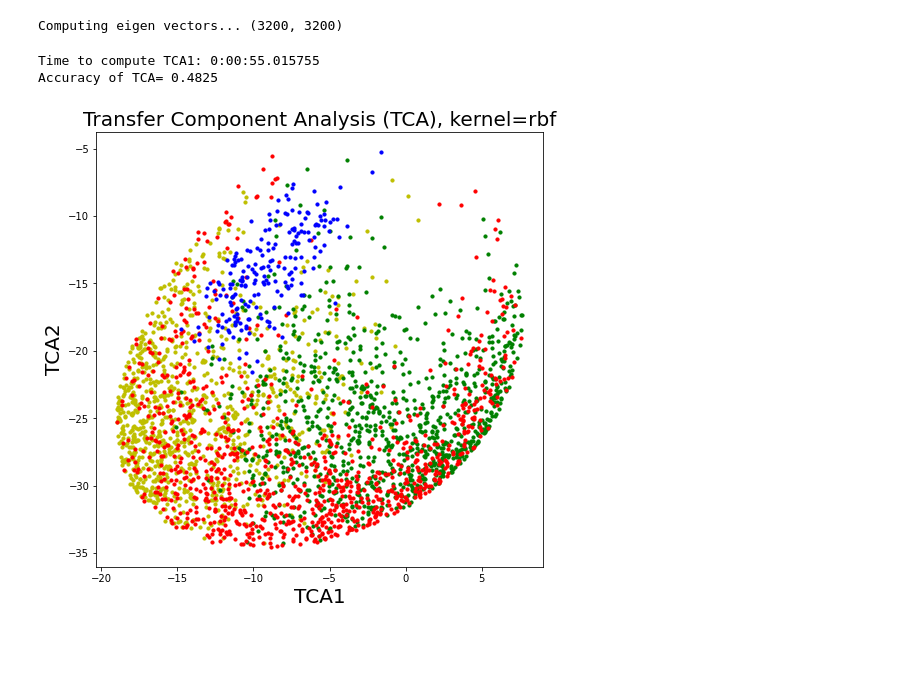
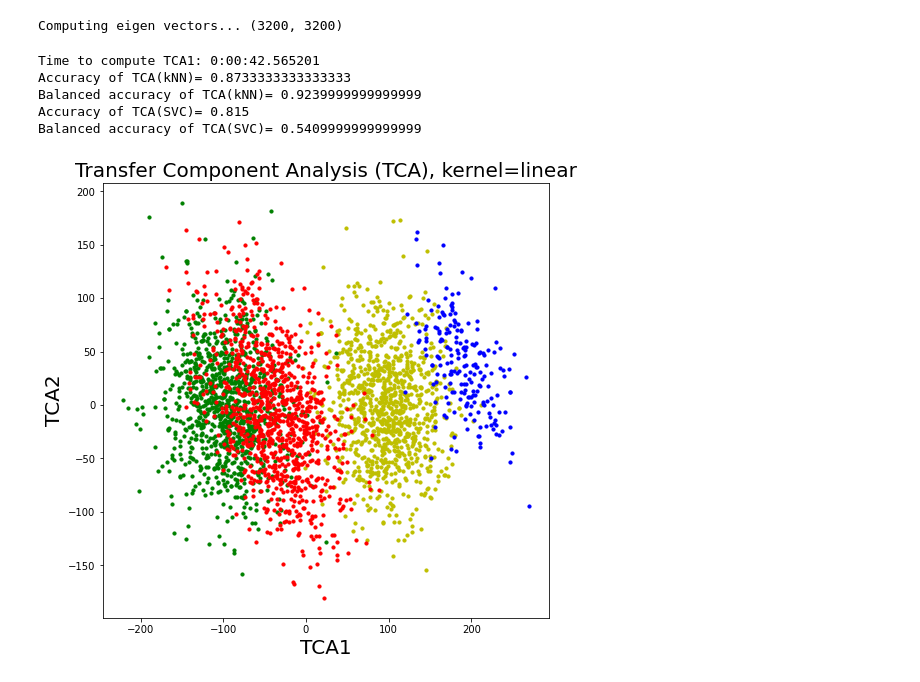
Before and after one commit to Mirkes/DAPCA, a Jupyter notebook: ComparisonOfLinearDAMethods_clean.ipynb, the cells around one changed output. Drawn from its saved outputs; the diff is of its cells as text; code cells hidden in the pictures; blank space fills up the shorter version.

Commit message:
update comparison of linear methods

```diff
--- a/ComparisonOfLinearDAMethods_clean.ipynb
+++ b/ComparisonOfLinearDAMethods_clean.ipynb
@@ -395,12 +415,7 @@ start = timer()
 end = timer()
 print('Time to compute DAPCA:',timedelta(seconds=end-start))
 
-clf = KNeighborsClassifier(n_neighbors=1)
-clf.fit(PX, labels)
-y_pred = clf.predict(PY)
-acc = sklearn.metrics.balanced_accuracy_score(target_labels, y_pred)
-print('Accuracy of DAPCA=',acc)
-
+print_accuracies(PX,labels,PY,target_labels,'DAPCA')
 
 plt.figure(figsize=(8,8))
 plt.scatter(PX[ind2,0],PX[ind2,1],c='y',s=point_size)
@@ -415,7 +430,7 @@ plt.show()
 
 ### NOW DAPCA in the mode of SUPERVISED TCA
 
-[V1, D1, PXtca, PYtca, kNNs] = DAPCA(X, labels, num_comps,  YY=Y,
+[V1, D1, PXtca, PYtca, kNNs] = DAPCA(Xn, labels, num_comps,  YY=Yn,
                          alpha=alpha, gamma=gamma,maxIter=maxIter,
                         beta=beta,verbose='all',kNN=kNN,tca=1,
                               eps=1e-10)
@@ -423,22 +438,18 @@ plt.show()
 end = timer()
 print('Time to compute STCA:',timedelta(seconds=end-start))
 
-clf = KNeighborsClassifier(n_neighbors=1)
-clf.fit(PXtca, labels)
-y_pred = clf.predict(PYtca)
-acc = sklearn.metrics.balanced_accuracy_score(target_labels, y_pred)
-print('Accuracy of STCA=',acc)
+print_accuracies(PXtca,labels,PYtca,target_labels,'STCA')
 
 plt.figure(figsize=(8,8))
-plt.scatter(PXtca[ind2,0],PXtca[ind2,1],c='y',s=point_size,alpha=0.4)
-plt.scatter(PXtca[ind1,0],PXtca[ind1,1],c='g',s=point_size,alpha=0.4)
-plt.scatter(PYtca[target_ind1,0],PYtca[target_ind1,1],c='r',s=point_size,alpha=0.4)
-plt.scatter(PYtca[target_ind2,0],PYtca[target_ind2,1],c='b',s=point_size,alpha=0.4)
+plt.scatter(PXtca[ind2,0],PXtca[ind2,1],c='y',s=point_size)
+plt.scatter(PXtca[ind1,0],PXtca[ind1,1],c='g',s=point_size)
+plt.scatter(PYtca[target_ind1,0],PYtca[target_ind1,1],c='r',s=point_size)
+plt.scatter(PYtca[target_ind2,0],PYtca[target_ind2,1],c='b',s=point_size)
 plt.xlabel('STCA1',fontsize=20)
 plt.ylabel('STCA2',fontsize=20)
 #plt.xlim([-5,5])
 #plt.ylim([-5,5])
 #plt.axis('equal')
-plt.title('Supervised TCA, acc={:2.2f}'.format(acc),fontsize=20)
+plt.title('Supervised TCA',fontsize=20)
 plt.show()
 # %% [output]
@@ -462,6 +479,9 @@ Accuracy of STCA= 0.967
 # %%
 Xn = stats.zscore(X)
 Yn = stats.zscore(Y)
+#Xn = X-np.mean(X,axis=0)
+#Yn = Y-np.mean(Y,axis=0)
+
 
 subsample_size = -1
 
@@ -483,44 +503,43 @@ ind2 = np.where(labels_ss==2)[0]
 target_ind1 = np.where(target_labels_ss==1)[0]
 target_ind2 = np.where(target_labels_ss==2)[0]
 
-#kernel_type = 'linear'
-kernel_type = 'rbf'
+kernel_type = 'linear'
+#kernel_type = 'rbf'
 
 start = timer()
 my_tca = TCA(dim=2,kerneltype=kernel_type)
 Xtca, Ytca, _ = my_tca.fit_transform(Xss, Yss)
 end = timer()
 print('Time to compute TCA1:',timedelta(seconds=end-start))
 
-clf = KNeighborsClassifier(n_neighbors=1)
-clf.fit(Xtca, labels_ss)
-y_pred = clf.predict(Ytca)
-acc = sklearn.metrics.balanced_accuracy_score(target_labels_ss, y_pred)
-print('Accuracy of TCA=',acc)
+print_accuracies(Xtca,labels,Ytca,target_labels,'TCA')
 
 ind1 = np.where(labels_ss==1)[0]
 ind2 = np.where(labels_ss==2)[0]
 target_ind1 = np.where(target_labels_ss==1)[0]
 target_ind2 = np.where(target_labels_ss==2)[0]
 
 plt.figure(figsize=(8,8))
 plt.scatter(Xtca[ind2,0],Xtca[ind2,1],c='y',s=point_size)
 plt.scatter(Xtca[ind1,0],Xtca[ind1,1],c='g',s=point_size)
 plt.scatter(Ytca[target_ind1,0],Ytca[target_ind1,1],c='r',s=point_size)
 plt.scatter(Ytca[target_ind2,0],Ytca[target_ind2,1],c='b',s=point_size)
 plt.xlabel('TCA1',fontsize=20)
 plt.ylabel('TCA2',fontsize=20)
 #plt.xlim([-5,5])
 #plt.ylim([-5,5])
 #plt.axis('equal')
 #plt.title('Transfer Component Analysis, acc={:2.2f}'.format(acc),fontsize=20)
 plt.title('Transfer Component Analysis (TCA), kernel='+kernel_type,fontsize=20)
 plt.show()
 # %% [output]
 Computing eigen vectors... (3200, 3200)
-Time to compute TCA1: 0:00:55.015755
-Accuracy of TCA= 0.4825
+Time to compute TCA1: 0:00:42.565201
+Accuracy of TCA(kNN)= 0.8733333333333333
+Balanced accuracy of TCA(kNN)= 0.9239999999999999
+Accuracy of TCA(SVC)= 0.815
+Balanced accuracy of TCA(SVC)= 0.5409999999999999
-[figure, old version]
+[figure, new version]
 # %%
 ind1 = np.where(labels==1)[0]
 ind2 = np.where(labels==2)[0]
```
Also changed, not shown: parts of 5 cells of this notebook, 1 other file.
